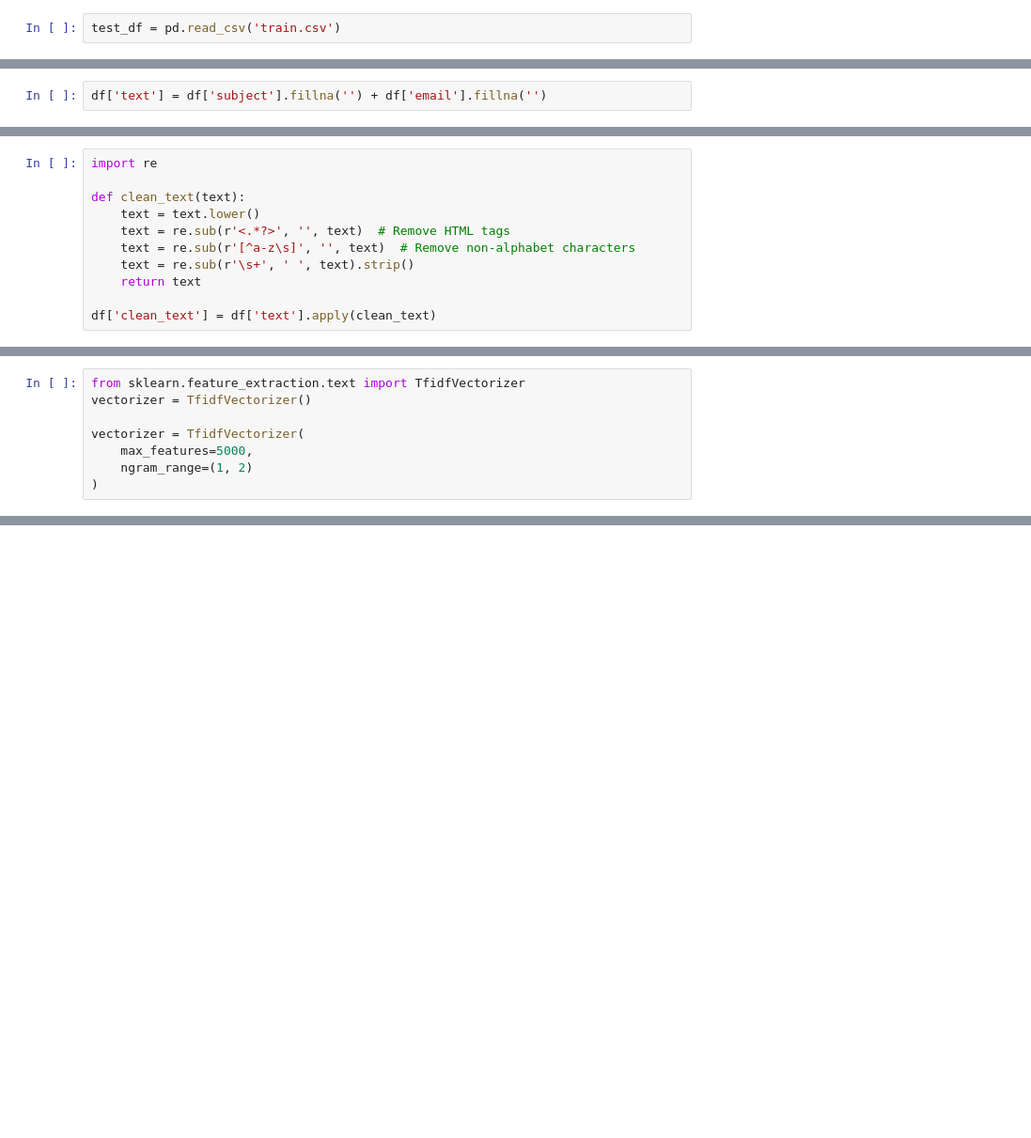
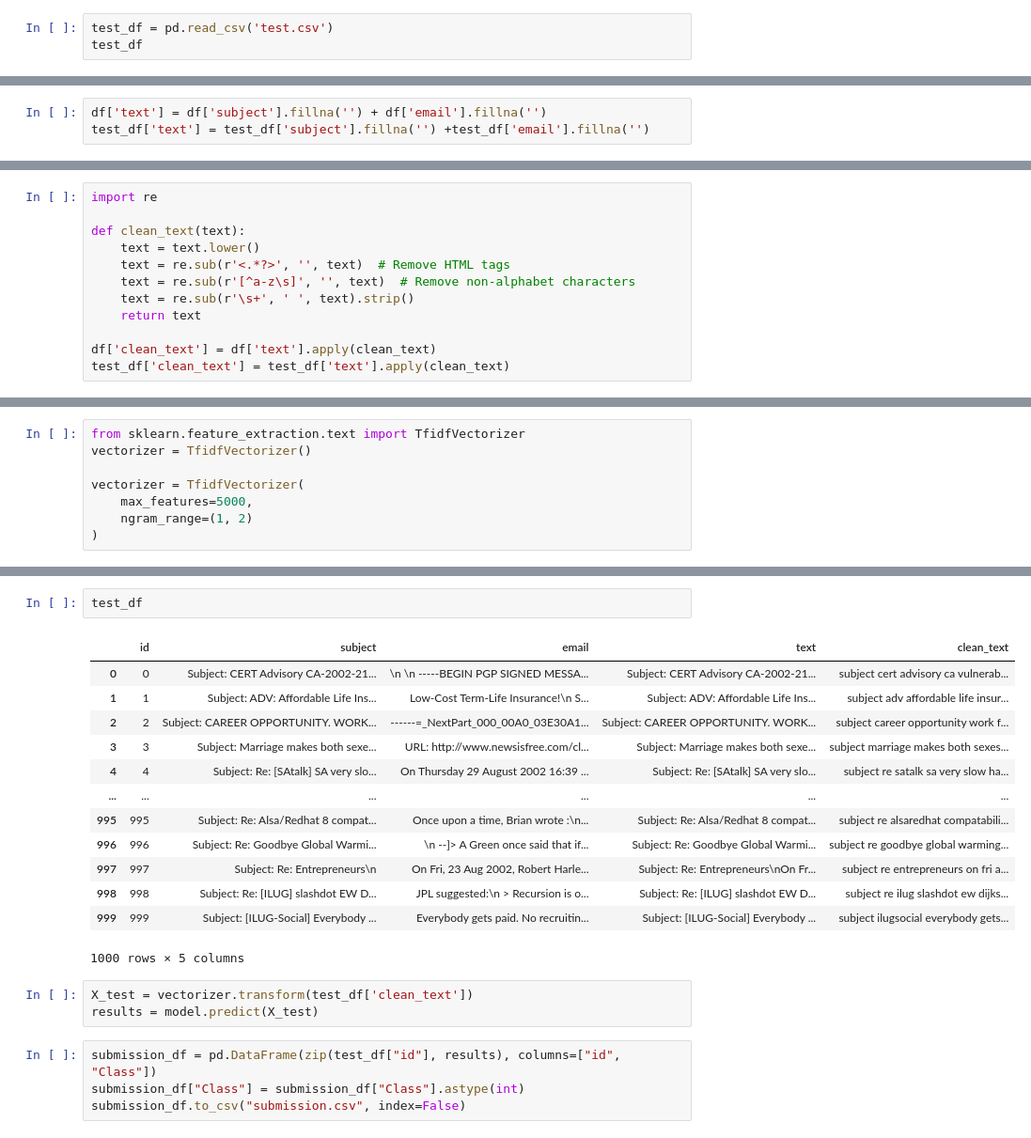
Before and after one commit to hmzakt/Gmail-spam-filter, a Jupyter notebook: index.ipynb, the cells around one changed output, grey strips where cells are left out. Shown at 94% size. Drawn from its saved outputs; the diff is of its cells as text; blank space fills up the shorter version.

Commit message:
Done with model training and submitted the model on kaggle to get a private and public score which was both 99.00+

```diff
--- a/index.ipynb
+++ b/index.ipynb
@@ -18,4 +18,5 @@ df
 | 8347 | 8347 | Subject: Re: [SAtalk] CONFIDENTIAL\n | On Wed, 2002-08-21 at 06:42, Crai... | 0 |
 8348 rows × 4 columns
 # %%
-test_df = pd.read_csv('train.csv')
+test_df = pd.read_csv('test.csv')
+test_df
@@ -52,3 +67,4 @@ spam       0
 dtype: int64
 # %%
 df['text'] = df['subject'].fillna('') + df['email'].fillna('')
+test_df['text'] = test_df['subject'].fillna('') +test_df['email'].fillna('')
@@ -65,6 +79,7 @@ def clean_text(text):
     return text
 
 df['clean_text'] = df['text'].apply(clean_text)
+test_df['clean_text'] = test_df['text'].apply(clean_text)
 # %%
 df['spam'].value_counts()
 # %% [output]
@@ -98,0 +172,23 @@ X_train, X_val, y_train, y_val = train_test_split(
+# %%
+test_df
+# %% [output]
+|  | id | subject | email | text | clean_text |
+| 0 | 0 | Subject: CERT Advisory CA-2002-21... | \n \n -----BEGIN PGP SIGNED MESSA... | Subject: CERT Advisory CA-2002-21... | subject cert advisory ca vulnerab... |
+| 1 | 1 | Subject: ADV: Affordable Life Ins... | Low-Cost Term-Life Insurance!\n S... | Subject: ADV: Affordable Life Ins... | subject adv affordable life insur... |
+| 2 | 2 | Subject: CAREER OPPORTUNITY. WORK... | ------=_NextPart_000_00A0_03E30A1... | Subject: CAREER OPPORTUNITY. WORK... | subject career opportunity work f... |
+| 3 | 3 | Subject: Marriage makes both sexe... | URL: http://www.newsisfree.com/cl... | Subject: Marriage makes both sexe... | subject marriage makes both sexes... |
+| 4 | 4 | Subject: Re: [SAtalk] SA very slo... | On Thursday 29 August 2002 16:39 ... | Subject: Re: [SAtalk] SA very slo... | subject re satalk sa very slow ha... |
+| ... | ... | ... | ... | ... | ... |
+| 995 | 995 | Subject: Re: Alsa/Redhat 8 compat... | Once upon a time, Brian wrote :\n... | Subject: Re: Alsa/Redhat 8 compat... | subject re alsaredhat compatabili... |
+| 996 | 996 | Subject: Re: Goodbye Global Warmi... | \n --]> A Green once said that if... | Subject: Re: Goodbye Global Warmi... | subject re goodbye global warming... |
+| 997 | 997 | Subject: Re: Entrepreneurs\n | On Fri, 23 Aug 2002, Robert Harle... | Subject: Re: Entrepreneurs\nOn Fr... | subject re entrepreneurs on fri a... |
+| 998 | 998 | Subject: Re: [ILUG] slashdot EW D... | JPL suggested:\n > Recursion is o... | Subject: Re: [ILUG] slashdot EW D... | subject re ilug slashdot ew dijks... |
+| 999 | 999 | Subject: [ILUG-Social] Everybody ... | Everybody gets paid. No recruitin... | Subject: [ILUG-Social] Everybody ... | subject ilugsocial everybody gets... |
+1000 rows × 5 columns
+# %%
+X_test = vectorizer.transform(test_df['clean_text'])
+results = model.predict(X_test)
+# %%
+submission_df = pd.DataFrame(zip(test_df["id"], results), columns=["id", "Class"])
+submission_df["Class"] = submission_df["Class"].astype(int)
+submission_df.to_csv("submission.csv", index=False)
```
Also changed, not shown: parts of 12 cells of this notebook, 1 other file.
